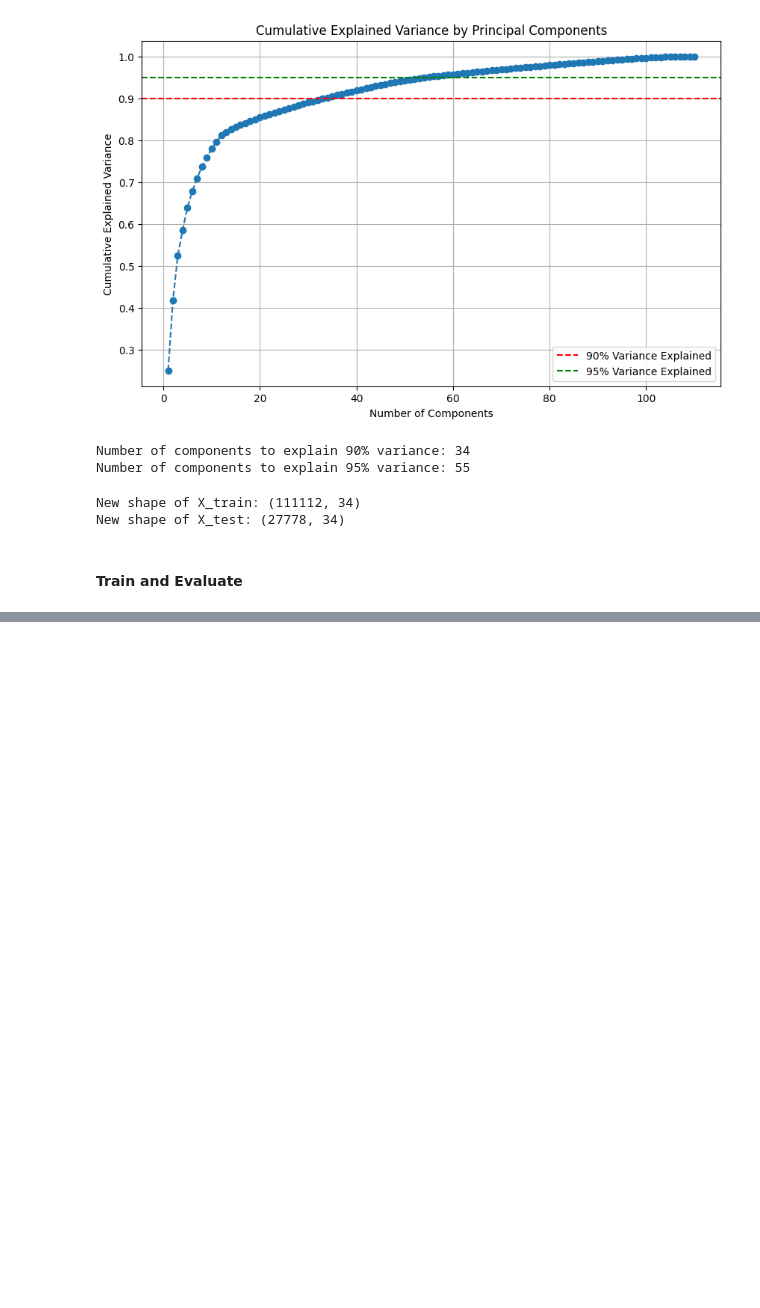
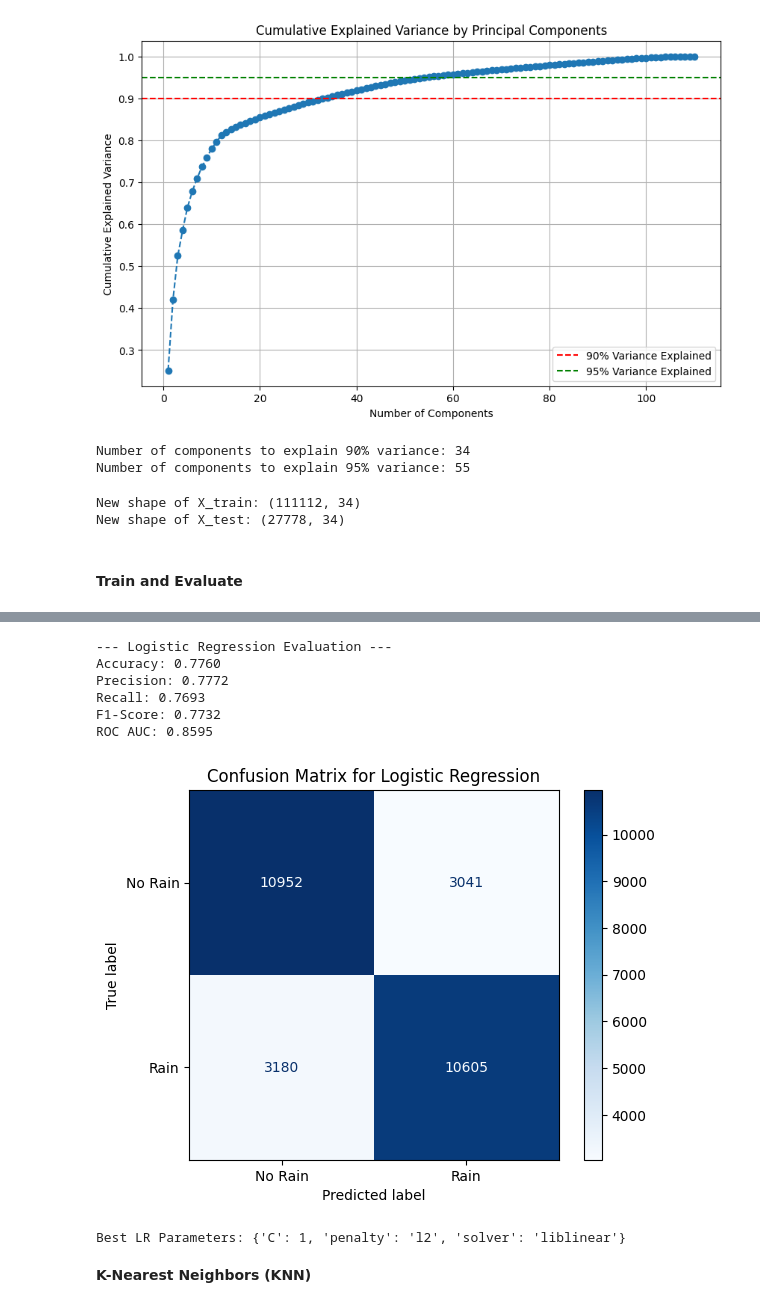
Before and after one commit to nijat-akhundzada/rain-tomorrow-prediction, a Jupyter notebook: main.ipynb, the cells around one changed output, grey strips where cells are left out. Drawn from its saved outputs; the diff is of its cells as text; code cells hidden in the pictures; blank space fills up the shorter version.

Commit message:
Write train and evaluate section

```diff
--- a/main.ipynb
+++ b/main.ipynb
@@ -433,0 +480,2 @@ New shape of X_test: (27778, 34)
+# %%
+skf = StratifiedKFold(n_splits=5, shuffle=True, random_state=42)
@@ -433,0 +484,17 @@ New shape of X_test: (27778, 34)
+# %%
+param_grid_lr = {
+    'C': [0.001, 0.01, 0.1, 1, 10, 100],
+    'penalty': ['l2'],
+    'solver': ['liblinear', 'lbfgs']
+}
+# %%
+lr_grid = GridSearchCV(
+    estimator=LogisticRegression(random_state=42, max_iter=10000),
+    param_grid=param_grid_lr,
+    scoring='roc_auc',
+    cv=skf,
+    verbose=2,
+    n_jobs=-1
+)
+# %%
+lr_grid.fit(X_train, y_train)
@@ -433,0 +525,14 @@ New shape of X_test: (27778, 34)
+# %%
+best_lr = evaluate_model(lr_grid.best_estimator_, X_test, y_test, "Logistic Regression")
+print(f"Best LR Parameters: {lr_grid.best_params_}")
+# %% [output]
+--- Logistic Regression Evaluation ---
+Accuracy: 0.7760
+Precision: 0.7772
+Recall: 0.7693
+F1-Score: 0.7732
+ROC AUC: 0.8595
+[figure, added]
+Best LR Parameters: {'C': 1, 'penalty': 'l2', 'solver': 'liblinear'}
+# %% [markdown]
+**K-Nearest Neighbors (KNN)**
```
Also changed, not shown: parts of 21 cells of this notebook.
